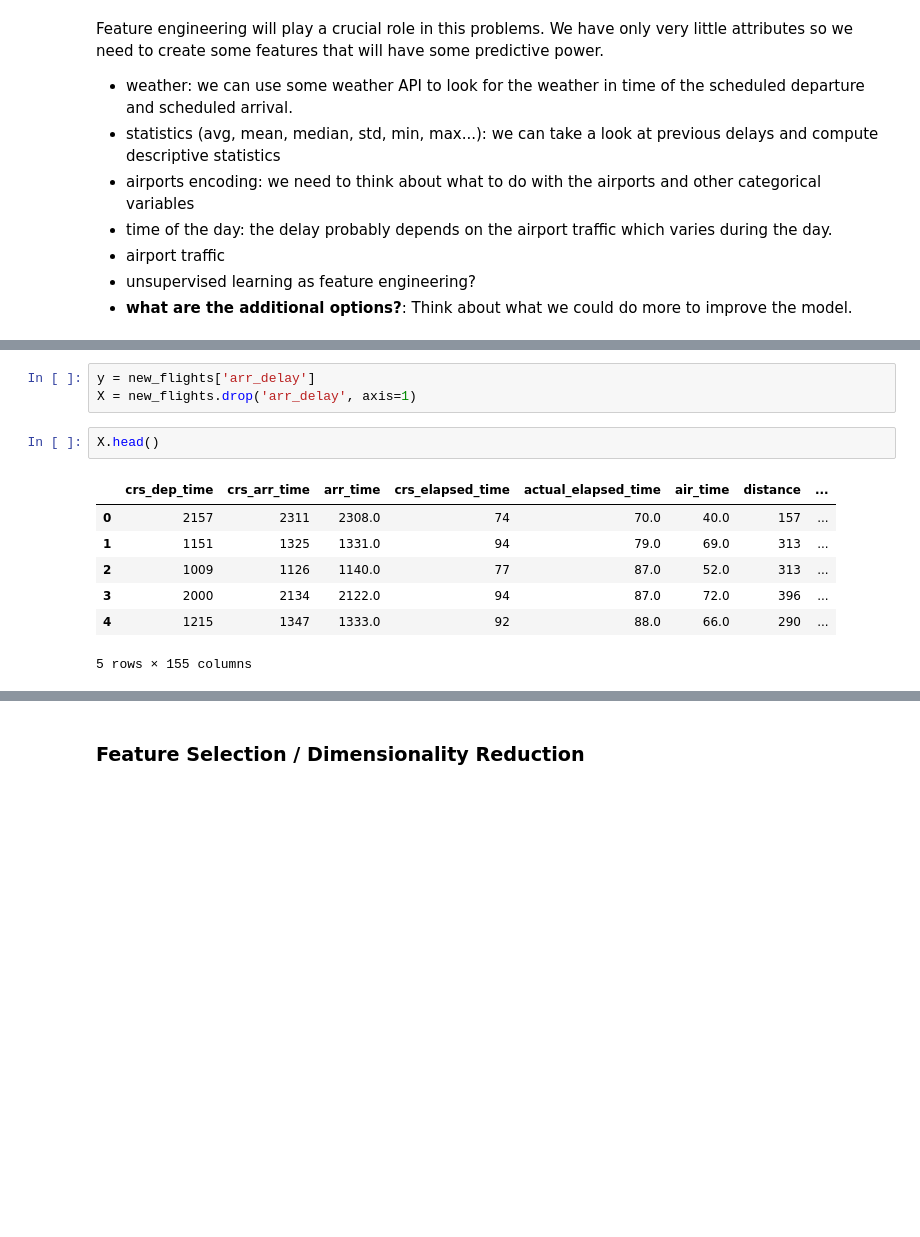
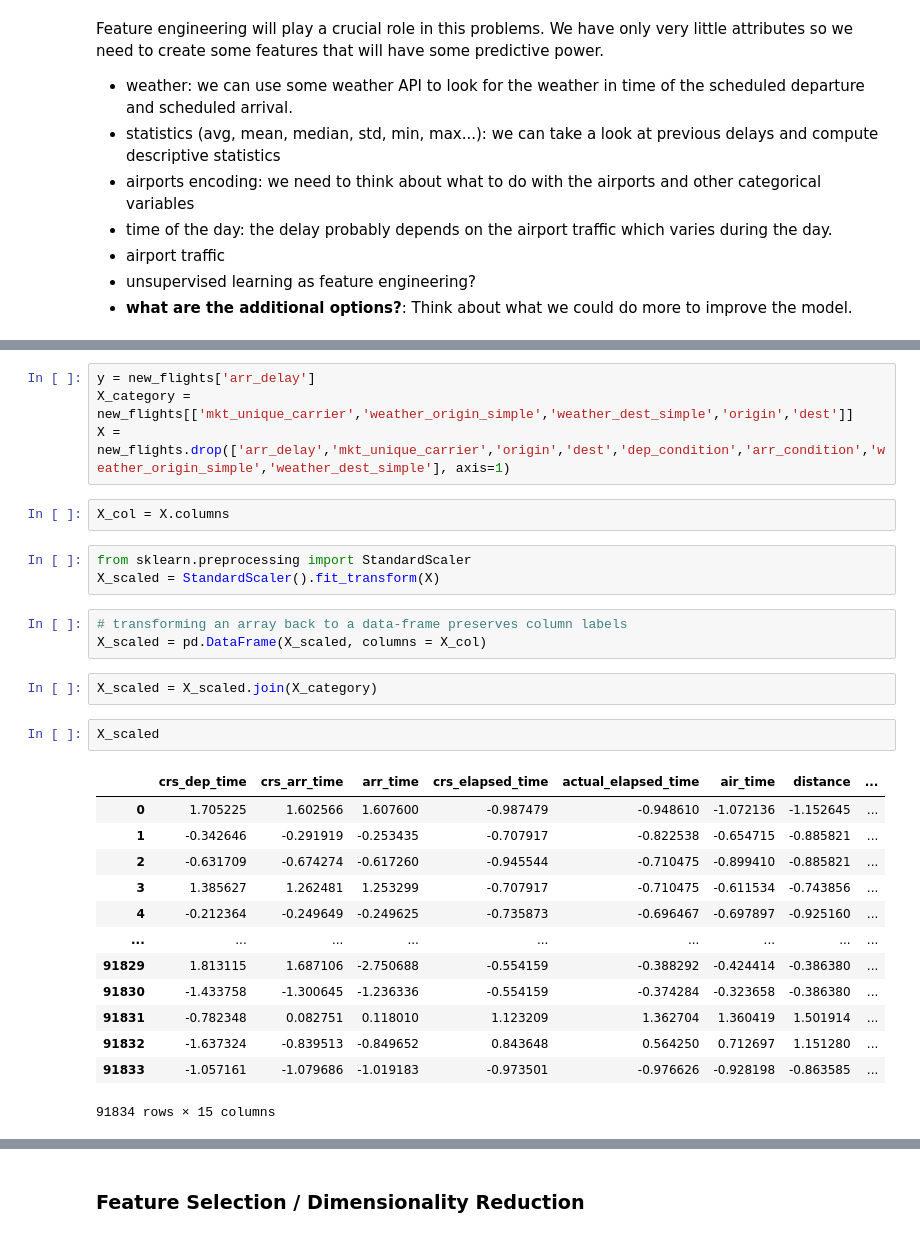
Before and after one commit to irenethebest/Flight_delay_prediction, a Jupyter notebook: modeling_Irene_ver3.ipynb, the cells around one changed output, grey strips where cells are left out. Saved outputs shown, nothing was run; the diff lists cells and outputs as text; blank space fills up the shorter version.

```diff
--- a/modeling_Irene_ver3.ipynb
+++ b/modeling_Irene_ver3.ipynb
@@ -276,13 +284,30 @@ memory usage: 22.0 MB
 # %%
 y = new_flights['arr_delay']
-X = new_flights.drop('arr_delay', axis=1)
+X_category = new_flights[['mkt_unique_carrier','weather_origin_simple','weather_dest_simple','origin','dest']]
+X = new_flights.drop(['arr_delay','mkt_unique_carrier','origin','dest','dep_condition','arr_condition','weather_origin_simple','weather_dest_simple'], axis=1)
-# %%
-X.head()
-# %% [output]
-|  | crs_dep_time | crs_arr_time | arr_time | crs_elapsed_time | actual_elapsed_time | air_time | distance | ... |
-| 0 | 2157 | 2311 | 2308.0 | 74 | 70.0 | 40.0 | 157 | ... |
-| 1 | 1151 | 1325 | 1331.0 | 94 | 79.0 | 69.0 | 313 | ... |
-| 2 | 1009 | 1126 | 1140.0 | 77 | 87.0 | 52.0 | 313 | ... |
-| 3 | 2000 | 2134 | 2122.0 | 94 | 87.0 | 72.0 | 396 | ... |
-| 4 | 1215 | 1347 | 1333.0 | 92 | 88.0 | 66.0 | 290 | ... |
-5 rows × 155 columns
+# %%
+X_col = X.columns
+# %%
+from sklearn.preprocessing import StandardScaler
+X_scaled = StandardScaler().fit_transform(X)
+# %%
+# transforming an array back to a data-frame preserves column labels
+X_scaled = pd.DataFrame(X_scaled, columns = X_col)
+# %%
+X_scaled = X_scaled.join(X_category)
+# %%
+X_scaled
+# %% [output]
+|  | crs_dep_time | crs_arr_time | arr_time | crs_elapsed_time | actual_elapsed_time | air_time | distance | ... |
+| 0 | 1.705225 | 1.602566 | 1.607600 | -0.987479 | -0.948610 | -1.072136 | -1.152645 | ... |
+| 1 | -0.342646 | -0.291919 | -0.253435 | -0.707917 | -0.822538 | -0.654715 | -0.885821 | ... |
+| 2 | -0.631709 | -0.674274 | -0.617260 | -0.945544 | -0.710475 | -0.899410 | -0.885821 | ... |
+| 3 | 1.385627 | 1.262481 | 1.253299 | -0.707917 | -0.710475 | -0.611534 | -0.743856 | ... |
+| 4 | -0.212364 | -0.249649 | -0.249625 | -0.735873 | -0.696467 | -0.697897 | -0.925160 | ... |
+| ... | ... | ... | ... | ... | ... | ... | ... | ... |
+| 91829 | 1.813115 | 1.687106 | -2.750688 | -0.554159 | -0.388292 | -0.424414 | -0.386380 | ... |
+| 91830 | -1.433758 | -1.300645 | -1.236336 | -0.554159 | -0.374284 | -0.323658 | -0.386380 | ... |
+| 91831 | -0.782348 | 0.082751 | 0.118010 | 1.123209 | 1.362704 | 1.360419 | 1.501914 | ... |
+| 91832 | -1.637324 | -0.839513 | -0.849652 | 0.843648 | 0.564250 | 0.712697 | 1.151280 | ... |
+| 91833 | -1.057161 | -1.079686 | -1.019183 | -0.973501 | -0.976626 | -0.928198 | -0.863585 | ... |
+91834 rows × 15 columns
```
Also changed, not shown: parts of 49 cells of this notebook.
